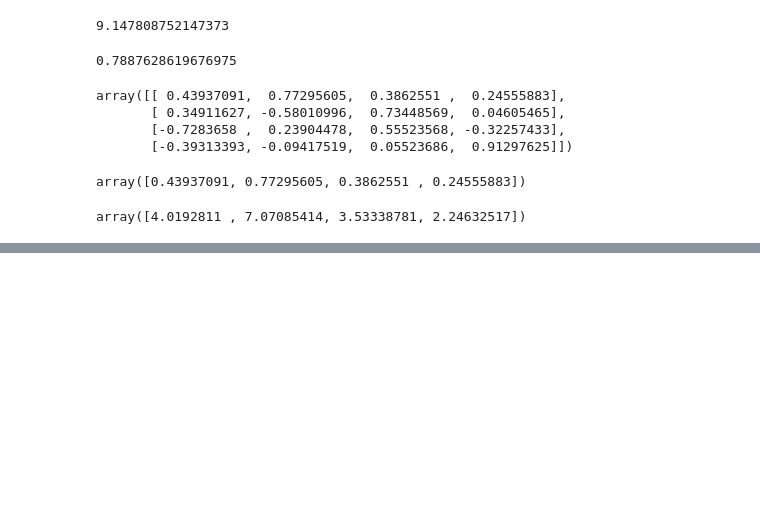
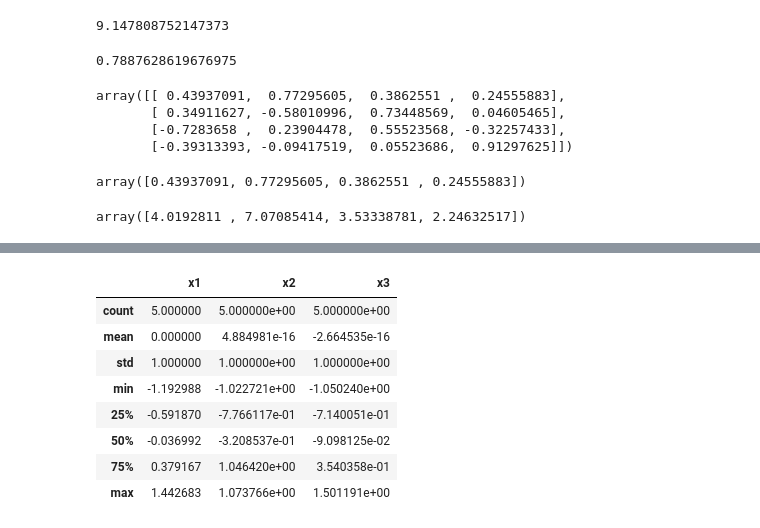
Before and after one commit to kimmyungyun/TIL, a Jupyter notebook: DeepLearning/예제2/PCA.ipynb, the cells around one changed output, grey strips where cells are left out. Saved outputs shown, nothing was run; the diff lists cells and outputs as text; code cells hidden in the pictures; blank space fills up the shorter version.

```diff
--- a/DeepLearning/예제2/PCA.ipynb
+++ b/DeepLearning/예제2/PCA.ipynb
@@ -172,0 +178,9 @@ array([4.0192811 , 7.07085414, 3.53338781, 2.24632517])
+# %%
+data = {
+    "x1":[0.2, 0.45, 0.33, 0.54, 0.77],
+    "x2" : [5.6, 5.87, 6.37, 7.9, 7.87],
+    "x3" : [3.56, 2.4, 1.95, 1.32, 0.98],
+    "y" : [100, 70, 60, 45, 30]
+}
+df = pd.DataFrame(data)
+df
@@ -172,0 +194,3 @@ array([4.0192811 , 7.07085414, 3.53338781, 2.24632517])
+# %%
+X = df[["x1", "x2", "x3"]]
+X
@@ -172,0 +204,3 @@ array([4.0192811 , 7.07085414, 3.53338781, 2.24632517])
+# %%
+X = (X-X.mean())/X.std()
+X
@@ -172,0 +214,12 @@ array([4.0192811 , 7.07085414, 3.53338781, 2.24632517])
+# %%
+X.describe()
+# %% [output]
+|  | x1 | x2 | x3 |
+| count | 5.000000 | 5.000000e+00 | 5.000000e+00 |
+| mean | 0.000000 | 4.884981e-16 | -2.664535e-16 |
+| std | 1.000000 | 1.000000e+00 | 1.000000e+00 |
+| min | -1.192988 | -1.022721e+00 | -1.050240e+00 |
+| 25% | -0.591870 | -7.766117e-01 | -7.140051e-01 |
+| 50% | -0.036992 | -3.208537e-01 | -9.098125e-02 |
+| 75% | 0.379167 | 1.046420e+00 | 3.540358e-01 |
+| max | 1.442683 | 1.073766e+00 | 1.501191e+00 |
```
Also changed, not shown: parts of 39 cells of this notebook, 14 other files.
